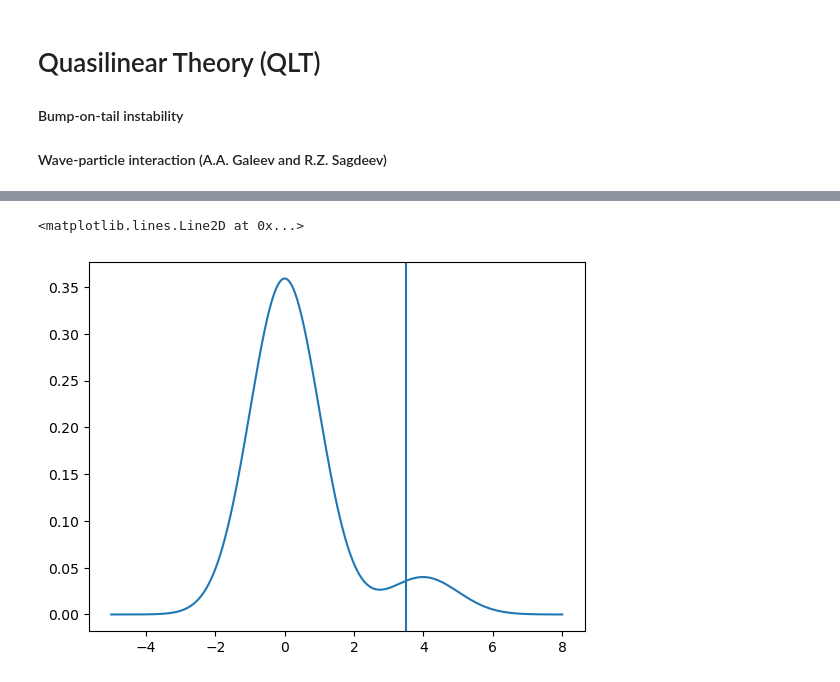
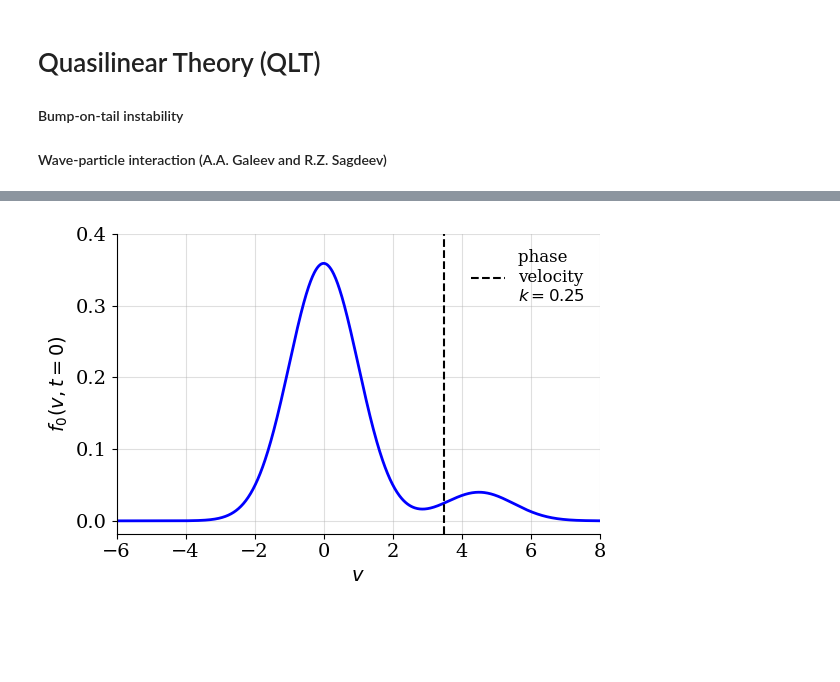
Before and after one commit to opaliss/QLT, a Jupyter notebook: QLT_bump_on_tail.ipynb, the cells around one changed output, grey strips where cells are left out. Drawn from its saved outputs; the diff is of its cells as text; code cells hidden in the pictures; blank space fills up the shorter version.

Commit message:
bump on tail evolution

```diff
--- a/QLT_bump_on_tail.ipynb
+++ b/QLT_bump_on_tail.ipynb
@@ -35,20 +39,16 @@ k_curr = 0.2
 # %%
 # Despersion relation
 def disp_k(alpha_1=thermal_bulk,
-           alpha_2=thermal_bump1,
-           alpha_3=thermal_bump2,
+           alpha_2=thermal_bump,
            delta_1=density_bulk,
-           delta_2=density_bump1,
-           delta_3=density_bump2,
+           delta_2=density_bump,
            u_1=drift_bulk,
-           u_2=drift_bump1,
-           u_3=drift_bump2,
+           u_2=drift_bump,
            k=k_curr):
     return lambda omega : 1 - delta_1*Z_p_fun((omega-k*u_1)/(np.sqrt(2)*alpha_1*k))/(2*(k**2)*(alpha_1**2))\
-                            - delta_2*Z_p_fun((omega-k*u_2)/(np.sqrt(2)*alpha_2*k))/(2*(k**2)*(alpha_2**2))\
-                            - delta_3*Z_p_fun((omega-k*u_3)/(np.sqrt(2)*alpha_3*k))/(2*(k**2)*(alpha_3**2))
+                            - delta_2*Z_p_fun((omega-k*u_2)/(np.sqrt(2)*alpha_2*k))/(2*(k**2)*(alpha_2**2))
 # %%
-sol = scipy.optimize.newton(disp_k(), drift_bump1*k_curr+0.1j, maxiter=10000)
-print(sol)
-disp_k()(sol)
+sol = scipy.optimize.newton(disp_k(), drift_bump*k_curr+0.01j, maxiter=10000)
+print("omega_k + i gamma = ", sol)
+print("dispersion residual = ", abs(disp_k()(sol)))
 # %% [output]
@@ -99,14 +93,25 @@ E_k_init = 0.001
 # %%
-v_grid = np.linspace(-5, 8, int(1e3))
+v_grid = np.linspace(-6, 8, int(1e3))
 f_0_init = (density_bulk*np.exp(-0.5*((v_grid-drift_bulk)/thermal_bulk)**2)/thermal_bulk
-          + density_bump1*np.exp(-0.5*((v_grid-drift_bump1)/thermal_bump1)**2)/thermal_bump1
-          + density_bump2*np.exp(-0.5*((v_grid-drift_bump2)/thermal_bump2)**2)/thermal_bump2)/np.sqrt(2*np.pi)
+          + density_bump*np.exp(-0.5*((v_grid-drift_bump)/thermal_bump)**2)/thermal_bump)/np.sqrt(2*np.pi)
 # %%
-plt.plot(v_grid, f_0_init)
-plt.axvline(sol.real/k_curr)
+fig, ax = plt.subplots(figsize=(6, 4))
+plt.plot(v_grid, f_0_init, color="blue", linewidth=2)
+plt.axvline(sol.real/k_curr, color="black", ls="--", label="phase \nvelocity\n$k=0.25$")
+
+ax.spines['right'].set_visible(False)
+ax.spines['top'].set_visible(False)
+ax.set_ylabel(r"$f_{0}(v, t=0)$")
+ax.set_xlabel(r"$v$")
+ax.set_xlim(np.min(v_grid), np.max(v_grid))
+ax.set_yticks([0, 0.1, 0.2, 0.3, 0.4])
+legend = ax.legend(loc='upper right', ncols=1, fancybox=False, shadow=False, fontsize=12)
+legend.get_frame().set_alpha(0)
+plt.grid(alpha=0.4)
+plt.tight_layout()
+plt.savefig("bump_on_tail_initial_condition.png", dpi=200, bbox_inches='tight')
 # %% [output]
-<matplotlib.lines.Line2D at 0x...>
-[figure, old version]
+[figure, new version]
 # %%
 D_derivative = ddx_central(Nx=len(v_grid), dx=np.abs(v_grid[1]-v_grid[0]), periodic=False)
 # %%
```
Also changed, not shown: parts of 10 cells of this notebook.
